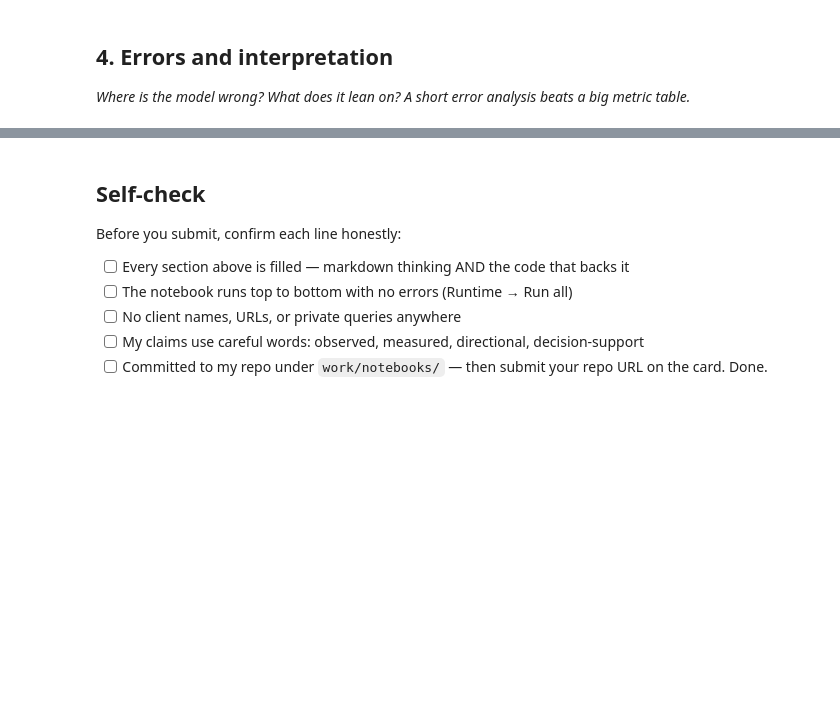
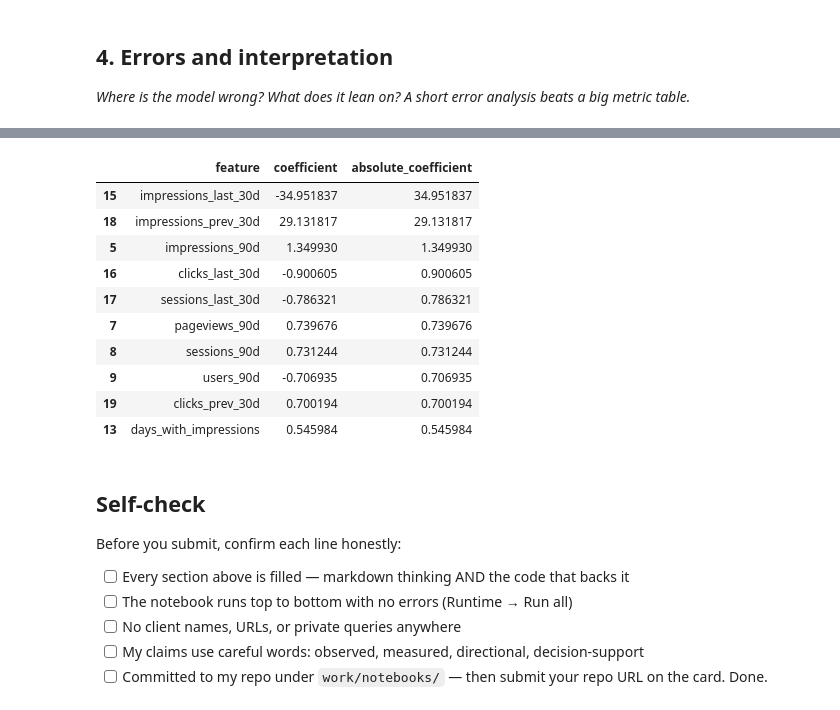
Before and after one commit to dee0742/ML-FlyRank-Task, a Jupyter notebook: work/notebooks/w05_model.ipynb, the cells around one changed output, grey strips where cells are left out. Saved outputs shown, nothing was run; the diff lists cells and outputs as text; code cells hidden in the pictures; blank space fills up the shorter version.

```diff
--- a/work/notebooks/w05_model.ipynb
+++ b/work/notebooks/w05_model.ipynb
@@ -37,3 +290,31 @@ This skeleton is yours to fill. Work the sections **in order** — each one has
+# %%
+classifier = model.named_steps["classifier"]
+
+coefficients = pd.DataFrame({
+    "feature": feature_columns,
+    "coefficient": classifier.coef_[0]
+})
+
+coefficients["absolute_coefficient"] = (
+    coefficients["coefficient"].abs()
+)
+
+coefficients.sort_values(
+    "absolute_coefficient",
+    ascending=False
+).head(10)
+# %% [output]
+|  | feature | coefficient | absolute_coefficient |
+| 15 | impressions_last_30d | -34.951837 | 34.951837 |
+| 18 | impressions_prev_30d | 29.131817 | 29.131817 |
+| 5 | impressions_90d | 1.349930 | 1.349930 |
+| 16 | clicks_last_30d | -0.900605 | 0.900605 |
+| 17 | sessions_last_30d | -0.786321 | 0.786321 |
+| 7 | pageviews_90d | 0.739676 | 0.739676 |
+| 8 | sessions_90d | 0.731244 | 0.731244 |
+| 9 | users_90d | -0.706935 | 0.706935 |
+| 19 | clicks_prev_30d | 0.700194 | 0.700194 |
+| 13 | days_with_impressions | 0.545984 | 0.545984 |
 # %% [markdown]
 ## Self-check
 
```
Also changed, not shown: parts of 17 cells of this notebook.
